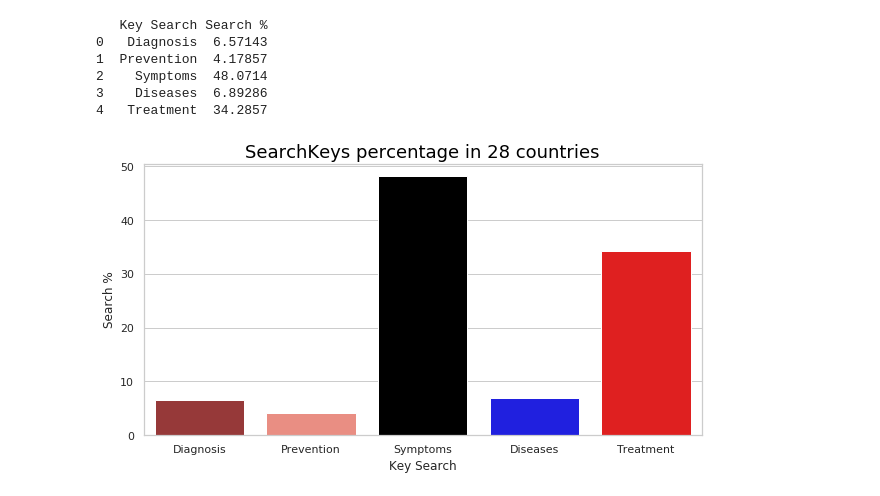
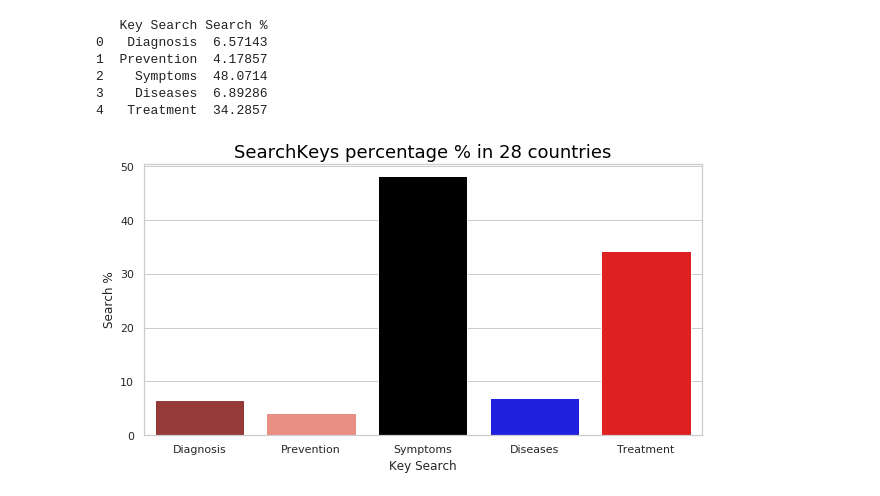
Before and after one commit to ioannapap/health_keysearch_analysis, a Jupyter notebook: health_search.ipynb, the cells around one changed output. Saved outputs shown, nothing was run; the diff lists cells and outputs as text; code cells hidden in the pictures.

```diff
--- a/health_search.ipynb
+++ b/health_search.ipynb
@@ -164,10 +204,10 @@ print(health_issue_df3)
 # %%
 plt.figure(figsize=(10, 5))
 
 sns.barplot(x = 'Key Search', y = 'Search %', palette = palette, data = health_issue_df3 )
 
-plt.title('SearchKeys percentage in 28 countries', color = 'black', fontsize = 18)
+plt.title('SearchKeys percentage % in 28 countries', color = 'black', fontsize = 18)
 
 plt.savefig('28countries_searchkeys%_barplot.png')
 # %% [output]
-[figure, old version]
+[figure, new version]
```
Also changed, not shown: parts of 12 cells of this notebook, 1 other file.
